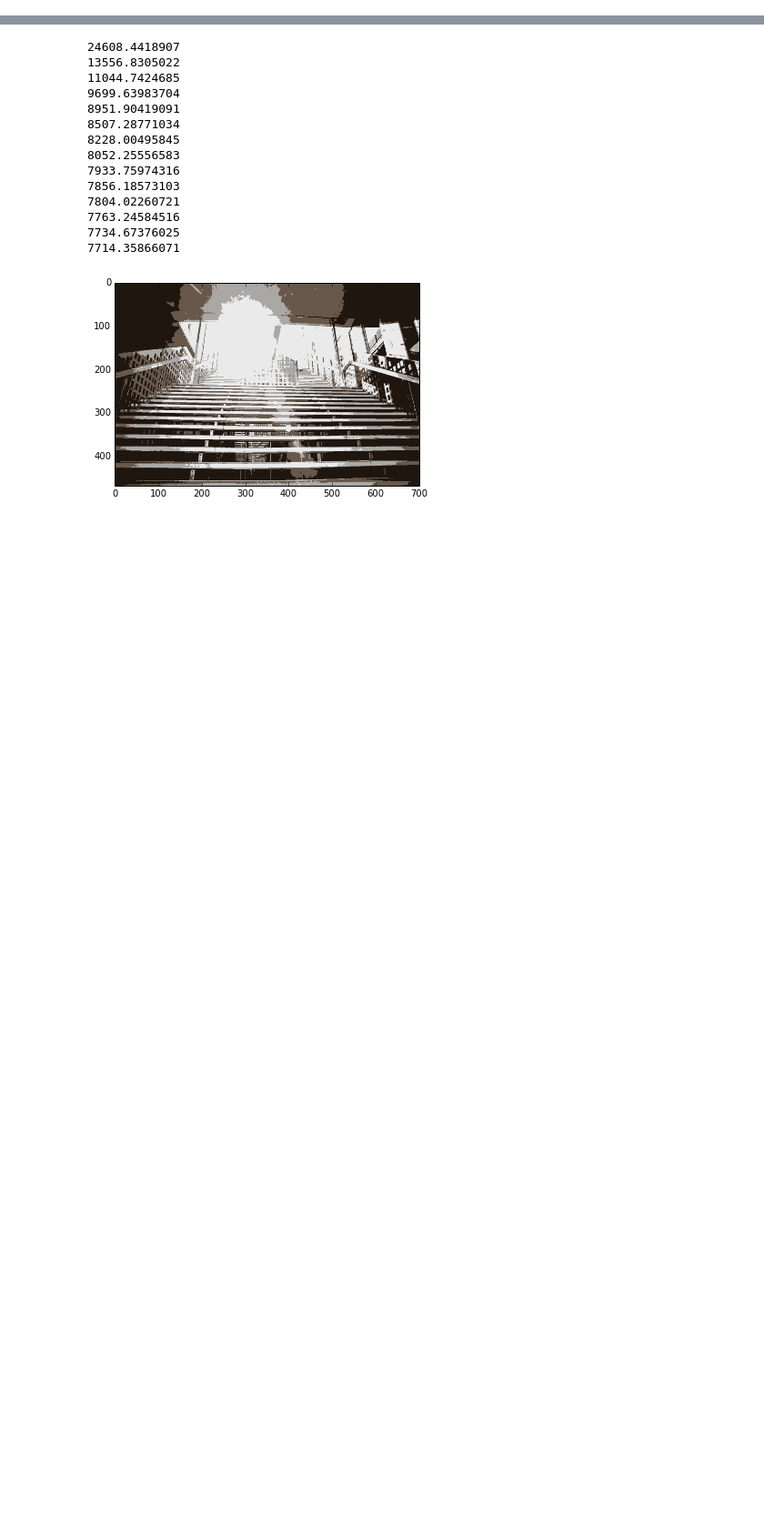
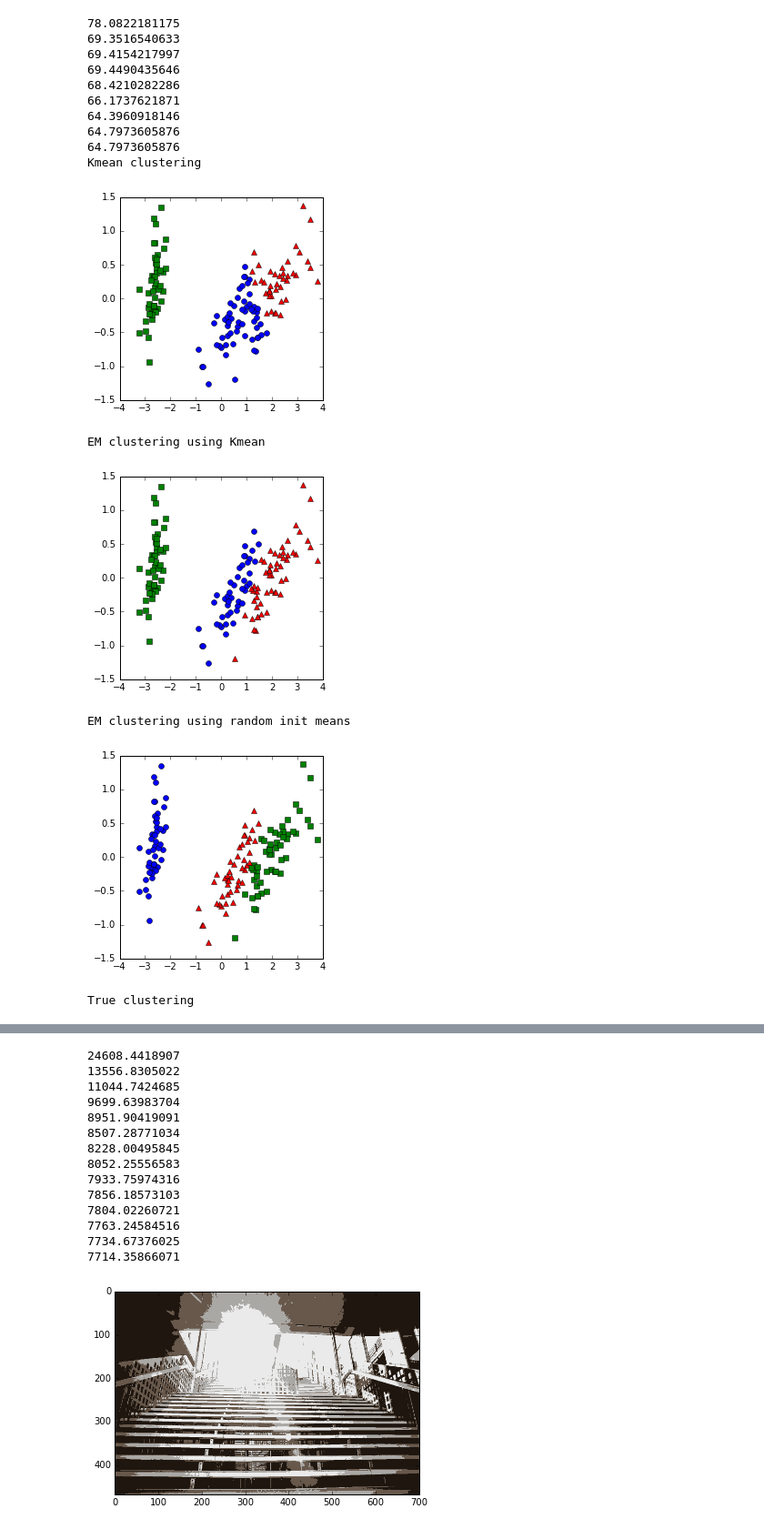
Before and after one commit to KristianAM/machinelearningHandin4, a Jupyter notebook: Handin4.ipynb, the cells around one changed output, grey strips where cells are left out. Shown at 91% size. Saved outputs shown, nothing was run; the diff lists cells and outputs as text; code cells hidden in the pictures; blank space fills up the shorter version.

```diff
--- a/Handin4.ipynb
+++ b/Handin4.ipynb
@@ -387,0 +311,47 @@ plot_groups(data_pca,cluster,{0:'o',1:'s',2:'^'},figsize=(4,4))
+# %%
+import sklearn.datasets
+import sklearn.decomposition
+pca = sklearn.decomposition.PCA(2)
+data_pca = pca.fit_transform(data)
+
+centers, rep, cost = k_means(data_pca, 3, 1e-4)
+rmean1,rcov1,rprior1=em(data_pca,3,1e-04)
+rmean,rcov,rprior=em(data_pca,3,1e-04,mean= centers)
+cluster=most_likely(data_pca,rmean,rcov,rprior)
+cluster1 = most_likely(data_pca,rmean1,rcov1,rprior1)
+#############
+sil_kmean = silhouette(data_pca, rep)
+sil_em = silhouette(data_pca, cluster)
+sil_em1 = silhouette(data_pca, cluster1)
+F_kmean = f1(rep, labels)
+F_em = f1(cluster, labels)
+F_em1 = f1(cluster1, labels)
+#############
+print("Kmean clustering")
+plot_groups(data_pca, rep, {0:'o',1:'s',2:'^'},figsize=(4,4))
+plt.show()
+print("EM clustering using Kmean")
+plot_groups(data_pca,cluster,{0:'o',1:'s',2:'^'},figsize=(4,4))
+plt.show()
+print("EM clustering using random init means")
+plot_groups(data_pca,cluster1,{0:'o',1:'s',2:'^'},figsize=(4,4))
+plt.show()
+print("True clustering")
+plot_groups(data_pca,labels,{0:'o',1:'s',2:'^'},figsize=(4,4))
+# %% [output]
+78.0822181175
+69.3516540633
+69.4154217997
+69.4490435646
+68.4210282286
+66.1737621871
+64.3960918146
+64.7973605876
+64.7973605876
+Kmean clustering
+[figure, added]
+EM clustering using Kmean
+[figure, added]
+EM clustering using random init means
+[figure, added]
+True clustering
```
Also changed, not shown: parts of 12 cells of this notebook.
